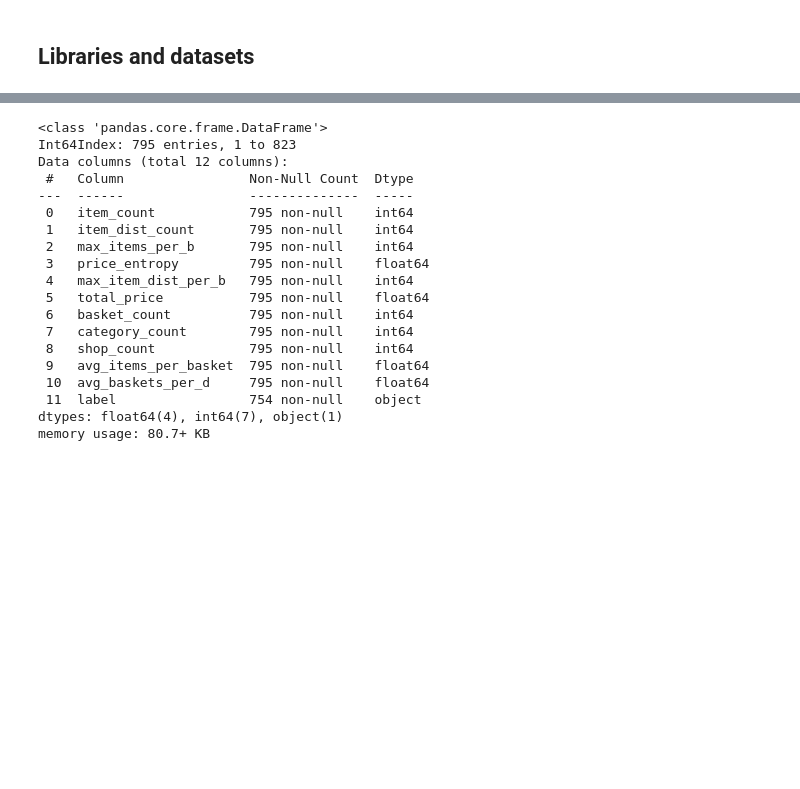
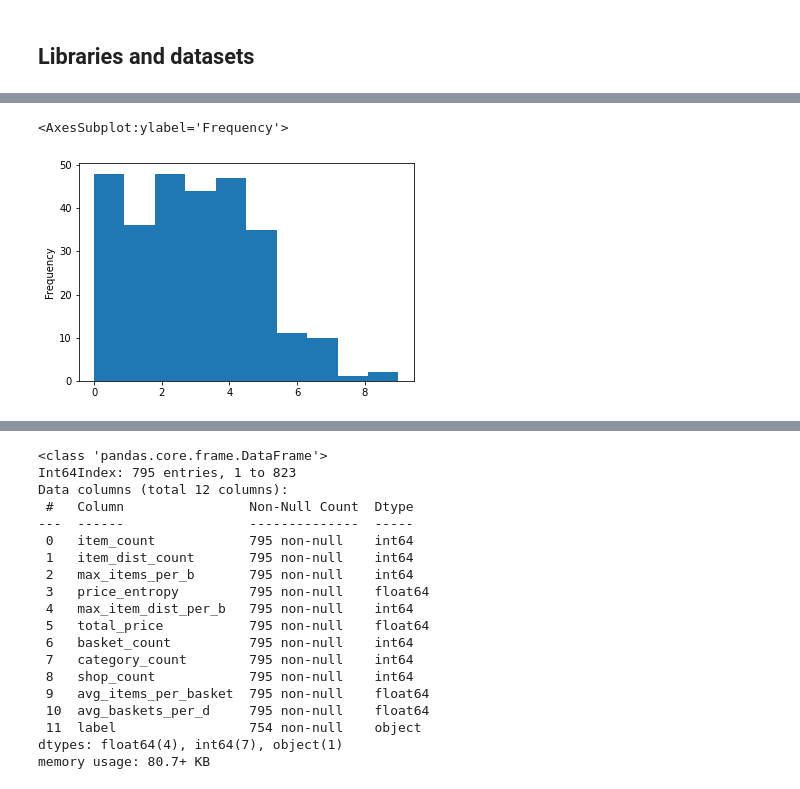
Before and after one commit to frankpietro/dm-project, a Jupyter notebook: DM_DonatiFrancaviglia_TASK3/predictive_labelling.ipynb, the cells around one changed output, grey strips where cells are left out. Cells and saved outputs as stored; diff of their text form; code cells hidden in the pictures; blank space fills up the shorter version.

```diff
--- a/DM_DonatiFrancaviglia_TASK3/predictive_labelling.ipynb
+++ b/DM_DonatiFrancaviglia_TASK3/predictive_labelling.ipynb
@@ -23,3 +23,10 @@ with open(f'{PICKLE_FOLDER}{LABELLED}{USER_DF}.pkl', 'rb') as f:
 
 with open(f'{PICKLE_FOLDER}{PURE}{LABELLED}{USER_DF}.pkl', 'rb') as f:
     pure_u_df = pickle.load(f)
+# %%
+p_df = u_df[[ICNT, AIXB, PSUM]]
+p_a, p_df = scale_df(p_df, 1)
+p_df['all'] = p_df[ICNT] + p_df[AIXB] + p_df[PSUM]
+p_df[LAB] = rankings(p_df['all'], 1, 8)
+p_df[LAB] = p_df[LAB].map({0:0, 1:0, 2:0, 3:1, 4:1, 5:1, 6:2, 7:2})
+p_df.groupby(LAB).describe()
@@ -25,0 +41,6 @@ with open(f'{PICKLE_FOLDER}{PURE}{LABELLED}{USER_DF}.pkl', 'rb') as f:
+# %%
+u_df['all'] = p_df[LAB]
+u_df[u_df['all'] == 0][LAB].plot(kind='hist')
+# %% [output]
+<AxesSubplot:ylabel='Frequency'>
+[figure, added]
```
Also changed, not shown: parts of 3 cells of this notebook.
